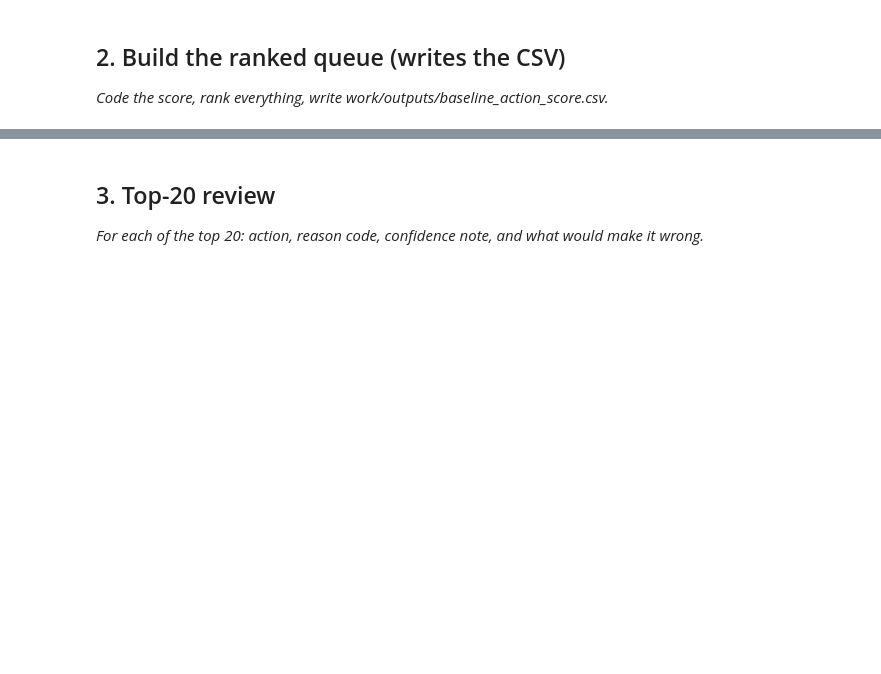
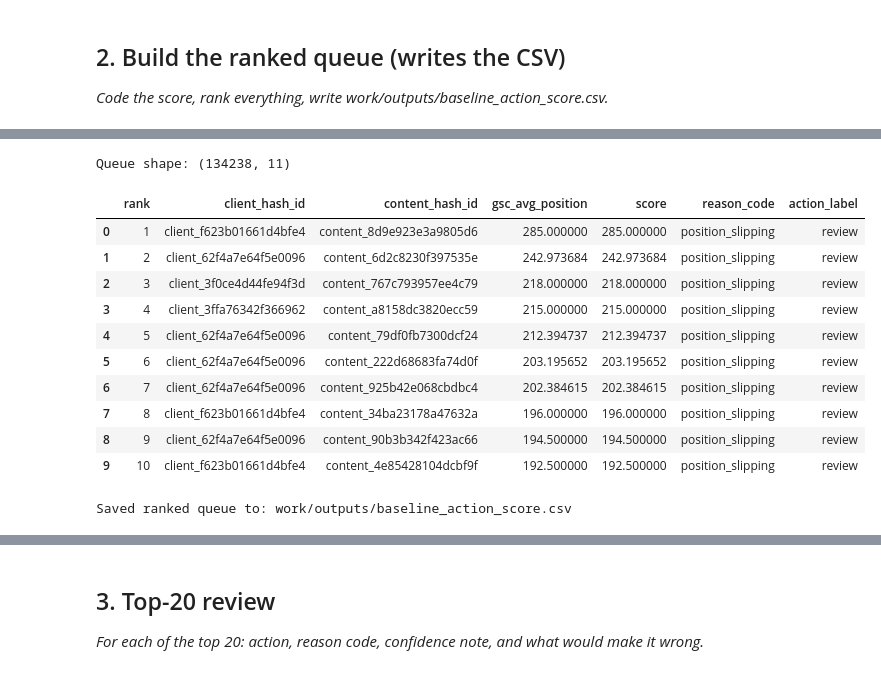
Before and after one commit to ahmed-morad15/flyrank-ml-internship, a Jupyter notebook: work/notebooks/w04_baseline_score.ipynb, the cells around one changed output, grey strips where cells are left out. Cells and saved outputs as stored; diff of their text form; code cells hidden in the pictures; blank space fills up the shorter version.

```diff
--- a/work/notebooks/w04_baseline_score.ipynb
+++ b/work/notebooks/w04_baseline_score.ipynb
@@ -22,0 +195,71 @@ This skeleton is yours to fill. Work the sections **in order** — each one has
+# %%
+queue = baseline_df.copy()
+
+queue["score"] = queue["gsc_avg_position"]
+
+queue["reason_code"] = np.where(
+    queue["gsc_avg_position"] >= 10,
+    "position_slipping",
+    "lower_priority"
+)
+
+queue["action_label"] = np.where(
+    queue["gsc_avg_position"] >= 10,
+    "review",
+    "monitor"
+)
+
+queue = queue.sort_values(
+    ["score", "client_hash_id", "content_hash_id"],
+    ascending=[False, True, True]
+).reset_index(drop=True)
+
+queue["rank"] = np.arange(1, len(queue) + 1)
+
+print("Queue shape:", queue.shape)
+
+queue[
+    [
+        "rank",
+        "client_hash_id",
+        "content_hash_id",
+        "gsc_avg_position",
+        "score",
+        "reason_code",
+        "action_label"
+    ]
+].head(10)
+# %% [output]
+Queue shape: (134238, 11)
+|  | rank | client_hash_id | content_hash_id | gsc_avg_position | score | reason_code | action_label |
+| 0 | 1 | client_f623b01661d4bfe4 | content_8d9e923e3a9805d6 | 285.000000 | 285.000000 | position_slipping | review |
+| 1 | 2 | client_62f4a7e64f5e0096 | content_6d2c8230f397535e | 242.973684 | 242.973684 | position_slipping | review |
+| 2 | 3 | client_3f0ce4d44fe94f3d | content_767c793957ee4c79 | 218.000000 | 218.000000 | position_slipping | review |
+| 3 | 4 | client_3ffa76342f366962 | content_a8158dc3820ecc59 | 215.000000 | 215.000000 | position_slipping | review |
+| 4 | 5 | client_62f4a7e64f5e0096 | content_79df0fb7300dcf24 | 212.394737 | 212.394737 | position_slipping | review |
+| 5 | 6 | client_62f4a7e64f5e0096 | content_222d68683fa74d0f | 203.195652 | 203.195652 | position_slipping | review |
+| 6 | 7 | client_62f4a7e64f5e0096 | content_925b42e068cbdbc4 | 202.384615 | 202.384615 | position_slipping | review |
+| 7 | 8 | client_f623b01661d4bfe4 | content_34ba23178a47632a | 196.000000 | 196.000000 | position_slipping | review |
+| 8 | 9 | client_62f4a7e64f5e0096 | content_90b3b342f423ac66 | 194.500000 | 194.500000 | position_slipping | review |
+| 9 | 10 | client_f623b01661d4bfe4 | content_4e85428104dcbf9f | 192.500000 | 192.500000 | position_slipping | review |
+# %%
+import os
+
+output_path = "work/outputs/baseline_action_score.csv"
+
+os.makedirs("work/outputs", exist_ok=True)
+
+output_columns = [
+    "rank",
+    "client_hash_id",
+    "content_hash_id",
+    "score",
+    "reason_code",
+    "action_label"
+]
+
+queue[output_columns].to_csv(output_path, index=False)
+
+print(f"Saved ranked queue to: {output_path}")
+# %% [output]
+Saved ranked queue to: work/outputs/baseline_action_score.csv
```
Also changed, not shown: parts of 20 cells of this notebook.
